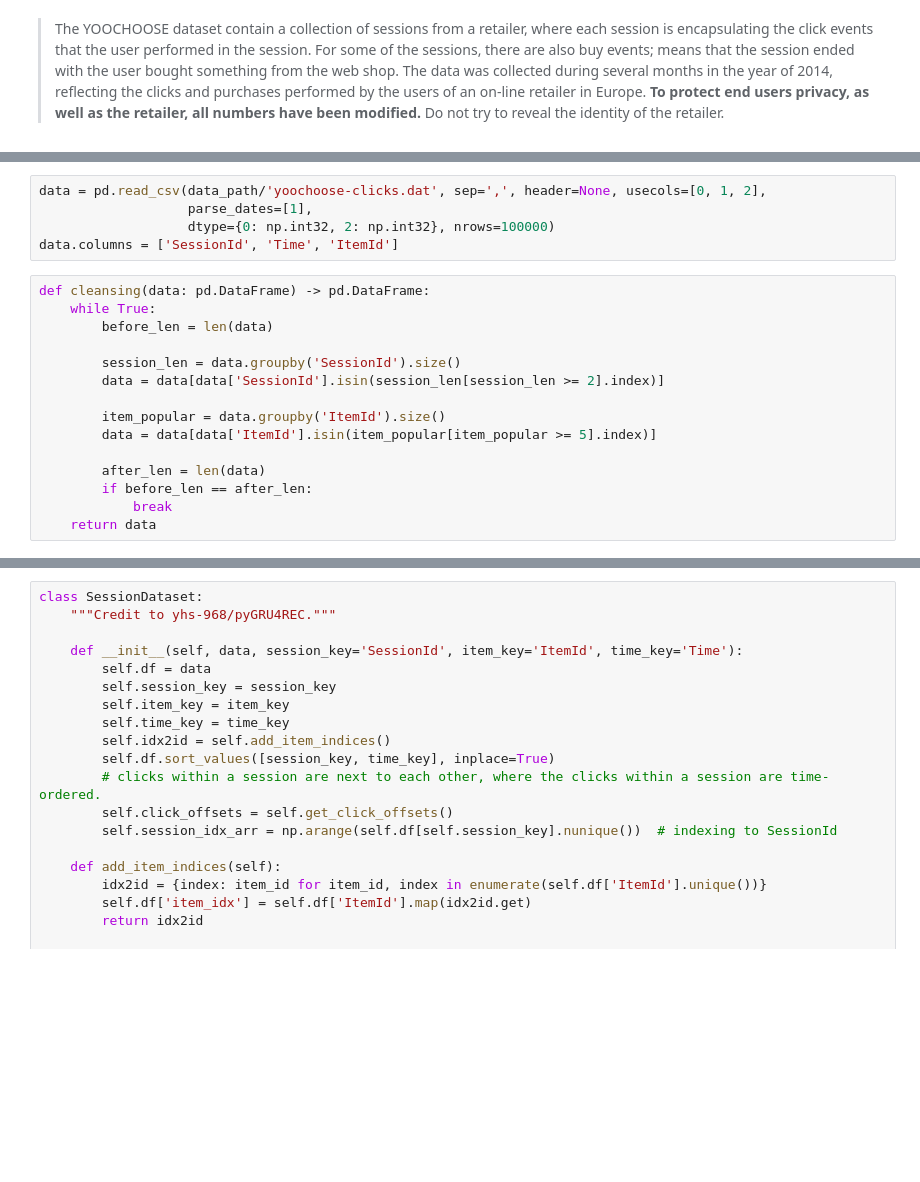
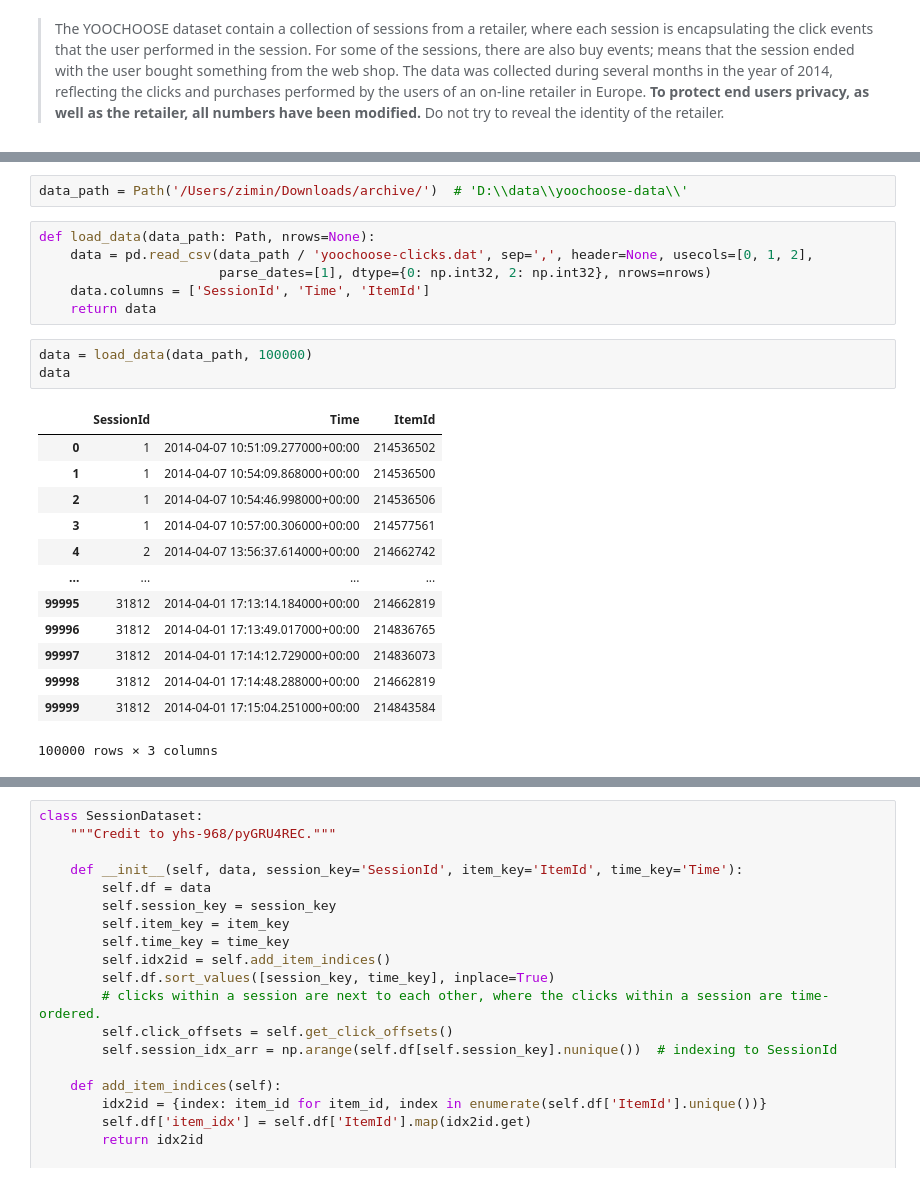
Before and after one commit to ZiminPark/SeqRec, a Jupyter notebook: 지금 이 상품을 클릭한 분들이 다음 상품도 클릭하고 있습니다.ipynb, the cells around one changed output, grey strips where cells are left out. Cells and saved outputs as stored; diff of their text form; blank space fills up the shorter version.

```diff
--- a/지금 이 상품을 클릭한 분들이 다음 상품도 클릭하고 있습니다.ipynb
+++ b/지금 이 상품을 클릭한 분들이 다음 상품도 클릭하고 있습니다.ipynb
@@ -40,20 +36,25 @@ PATH_TO_PROCESSED_DATA = '/Users/zimin/Downloads/archive/'  # 'D:\\data\\yoochoo
+# %%
+data_path = Path('/Users/zimin/Downloads/archive/')  # 'D:\\data\\yoochoose-data\\'
 # %%
-data = pd.read_csv(data_path/'yoochoose-clicks.dat', sep=',', header=None, usecols=[0, 1, 2],
-                   parse_dates=[1],
-                   dtype={0: np.int32, 2: np.int32}, nrows=100000)
-data.columns = ['SessionId', 'Time', 'ItemId']
+def load_data(data_path: Path, nrows=None):
+    data = pd.read_csv(data_path / 'yoochoose-clicks.dat', sep=',', header=None, usecols=[0, 1, 2],
+                       parse_dates=[1], dtype={0: np.int32, 2: np.int32}, nrows=nrows)
+    data.columns = ['SessionId', 'Time', 'ItemId']
+    return data
-# %%
-def cleansing(data: pd.DataFrame) -> pd.DataFrame:
-    while True:
-        before_len = len(data)
-
-        session_len = data.groupby('SessionId').size()
-        data = data[data['SessionId'].isin(session_len[session_len >= 2].index)]
-
-        item_popular = data.groupby('ItemId').size()
-        data = data[data['ItemId'].isin(item_popular[item_popular >= 5].index)]
-
-        after_len = len(data)
-        if before_len == after_len:
-            break
-    return data
+# %%
+data = load_data(data_path, 100000)
+data
+# %% [output]
+|  | SessionId | Time | ItemId |
+| 0 | 1 | 2014-04-07 10:51:09.277000+00:00 | 214536502 |
+| 1 | 1 | 2014-04-07 10:54:09.868000+00:00 | 214536500 |
+| 2 | 1 | 2014-04-07 10:54:46.998000+00:00 | 214536506 |
+| 3 | 1 | 2014-04-07 10:57:00.306000+00:00 | 214577561 |
+| 4 | 2 | 2014-04-07 13:56:37.614000+00:00 | 214662742 |
+| ... | ... | ... | ... |
+| 99995 | 31812 | 2014-04-01 17:13:14.184000+00:00 | 214662819 |
+| 99996 | 31812 | 2014-04-01 17:13:49.017000+00:00 | 214836765 |
+| 99997 | 31812 | 2014-04-01 17:14:12.729000+00:00 | 214836073 |
+| 99998 | 31812 | 2014-04-01 17:14:48.288000+00:00 | 214662819 |
+| 99999 | 31812 | 2014-04-01 17:15:04.251000+00:00 | 214843584 |
+100000 rows × 3 columns
```
Also changed, not shown: parts of 12 cells of this notebook, 1 other file.
